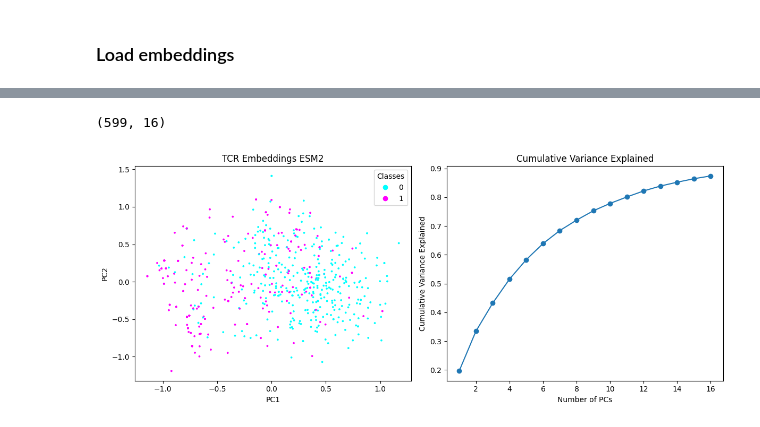
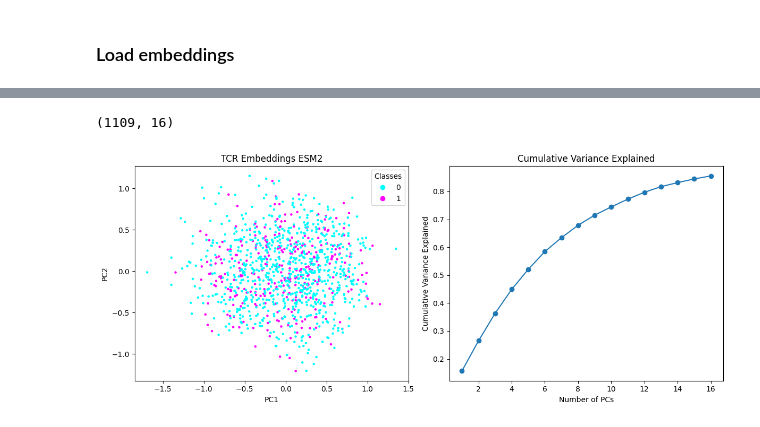
Before and after one commit to alw399/SLIDE_PLM, a Jupyter notebook: notebooks/esm2.ipynb, the cells around one changed output, grey strips where cells are left out. Saved outputs shown, nothing was run; the diff lists cells and outputs as text; code cells hidden in the pictures.

```diff
--- a/notebooks/esm2.ipynb
+++ b/notebooks/esm2.ipynb
@@ -48,25 +62,3 @@ sys.path.append('../src')
-# %%
-# # CONGA CELLS SUBSETS
-
-# CONGA c2_gex_donor2
-name = 'conga_c2_gex_donor2'
-n_pcs = 16
-model_name = f'esm2_pca{n_pcs}_congacells'
-y_path = '/ix/djishnu/alw399/SLIDE_PLM/data/conga/slide/inputs/c2gex_donor2_y.csv'
-slide_outs = '/ix/djishnu/alw399/SLIDE_PLM/data/conga/slide/outputs/c2gex_donor2/0.1_1_out'
-y = pd.read_csv(y_path)['is_c2'].values
-conga_adata = sc.read_h5ad('/ix/djishnu/alw399/SLIDE_PLM/data/conga/paper_data/10x_200k/donor2/donor2_conga.h5ad')
-sequences = conga_adata.obs['cdr3b']
-
-# # MAIT donor2
-# name = 'conga_mait_donor2'
-# n_pcs = 16
-# model_name = f'esm2_pca{n_pcs}_congacells'
-# y_path = f'/ix/djishnu/alw399/SLIDE_PLM/data/conga/slide/inputs/mait_donor2_y.csv'
-# slide_outs = '/ix/djishnu/alw399/SLIDE_PLM/data/conga/slide/outputs/mait_donor2/0.01_0.5_out'
-# y = pd.read_csv(y_path)['is_mait'].values
-# conga_adata = sc.read_h5ad('/ix/djishnu/alw399/SLIDE_PLM/data/conga/paper_data/10x_200k/donor2/donor2_conga.h5ad')
-# sequences = conga_adata.obs['cdr3b']
 # %%
 from util import get_sigLFs
 
@@ -81,12 +73,6 @@ z_matrix.shape
 # z_matrix = pd.DataFrame(z_matrix['Z7'])
 # z_matrix = pd.DataFrame(z_matrix['Z15', 'Z16'])
 # z_matrix = pd.DataFrame(z_matrix['Z79'])
-# %%
-conga_cells = conga_adata.obs['conga_scores'] <= 1
-
-sequences = sequences[conga_cells]
-y = y[conga_cells]
-z_matrix = z_matrix[conga_cells]
 # %%
 from util import remove_empty_tcrs
 
@@ -125,5 +111,3 @@ conga_c2_gex_donor2
-# %%
-embeddings = embeddings[conga_cells]
 # %%
 from sklearn.decomposition import PCA
 
@@ -132,30 +116,30 @@ model.fit(embeddings)
 tcr_embeddings = model.transform(embeddings)
 tcr_embeddings.shape
 # %% [output]
-(599, 16)
+(1109, 16)
 # %%
 import matplotlib.pyplot as plt
 
 fig, ax = plt.subplots(1, 2, figsize=(12, 5))
 
 # Scatter plot
-scatter = ax[0].scatter(tcr_embeddings[:, 0], tcr_embeddings[:, 1], c=y, cmap='cool', s=3)
+scatter = ax[0].scatter(tcr_embeddings[:, 0], tcr_embeddings[:, 1], c=y, cmap='cool', s=5)
 legend1 = ax[0].legend(*scatter.legend_elements(), title="Classes")
 ax[0].set_title('TCR Embeddings ESM2')
 ax[0].set_xlabel('PC1')
 ax[0].set_ylabel('PC2')
 
 # Cumulative variance explained plot
 cumsum_variance = np.cumsum(model.explained_variance_ratio_)
 ax[1].plot(range(1, n_pcs+1), cumsum_variance, marker='o')
 ax[1].set_title('Cumulative Variance Explained')
 ax[1].set_xlabel('Number of PCs')
 ax[1].set_ylabel('Cumulative Variance Explained')
 
 plt.tight_layout()
 os.makedirs(f'/ix/djishnu/alw399/SLIDE_PLM/results/plm/{name}', exist_ok=True)
 plt.savefig(f'/ix/djishnu/alw399/SLIDE_PLM/results/plm/{name}/{model_name}_pca.png')
 plt.show()
 # %% [output]
-[figure, old version]
+[figure, new version]
 # %%
```
Also changed, not shown: parts of 19 cells of this notebook, 3 other files.
